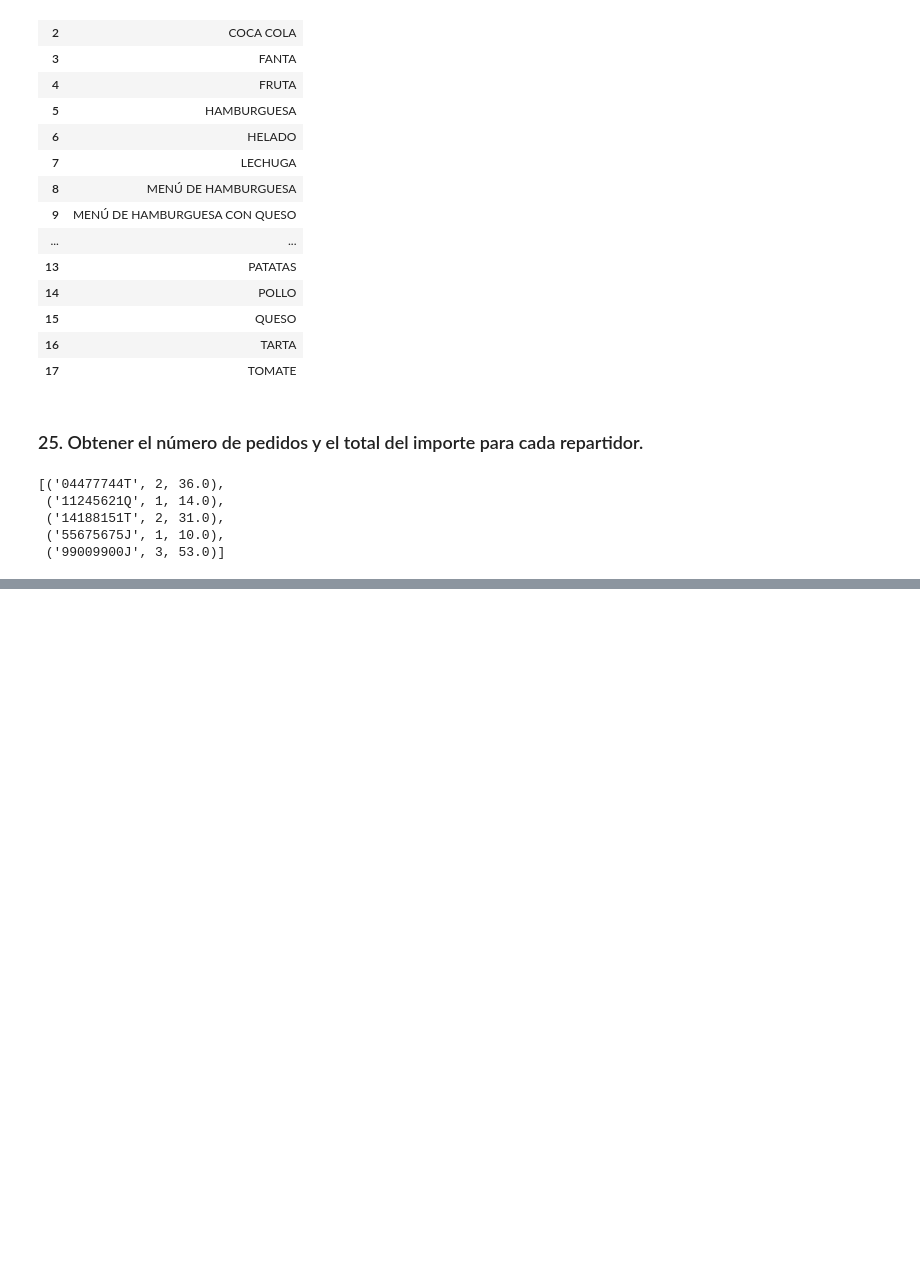
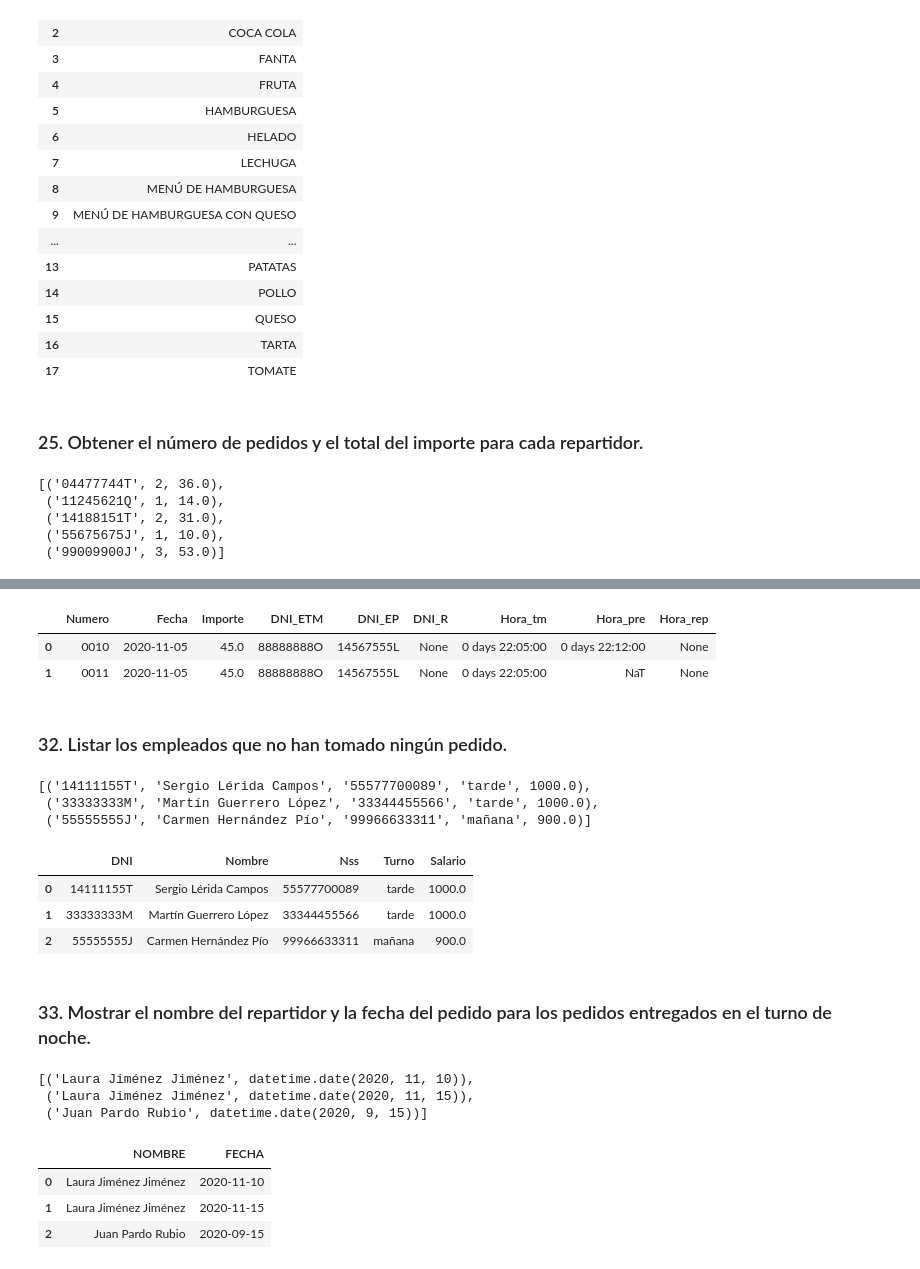
Before and after one commit to xAlbeeerto3/Analisis_DB_Pedidos_SQL-Python, a Jupyter notebook: sql.ipynb, the cells around one changed output, grey strips where cells are left out. Saved outputs shown, nothing was run; the diff lists cells and outputs as text; code cells hidden in the pictures; blank space fills up the shorter version.

```diff
--- a/sql.ipynb
+++ b/sql.ipynb
@@ -868,0 +1025,6 @@ cursor.fetchall()
+# %%
+connection = mysql.connector.connect(host='35.208.82.175', database='dbgsipp7ucsuwy', user='uqsnolewgvge8', password='upgradehub', connection_timeout=180000)
+cursor=connection.cursor()
+query31 = """ SELECT * FROM PEDIDO WHERE Importe = (SELECT MAX(Importe) FROM PEDIDO); """
+cursor.execute(query31)
+cursor.fetchall()
@@ -868,0 +1050,7 @@ cursor.fetchall()
+# %%
+df31 = pd.read_sql(query31,connection)
+df31
+# %% [output]
+|  | Numero | Fecha | Importe | DNI_ETM | DNI_EP | DNI_R | Hora_tm | Hora_pre | Hora_rep |
+| 0 | 0010 | 2020-11-05 | 45.0 | 88888888O | 14567555L | None | 0 days 22:05:00 | 0 days 22:12:00 | None |
+| 1 | 0011 | 2020-11-05 | 45.0 | 88888888O | 14567555L | None | 0 days 22:05:00 | NaT | None |
@@ -868,0 +1059,20 @@ cursor.fetchall()
+# %% [markdown]
+### 32. Listar los empleados que no han tomado ningún pedido.
+# %%
+connection = mysql.connector.connect(host='35.208.82.175', database='dbgsipp7ucsuwy', user='uqsnolewgvge8', password='upgradehub', connection_timeout=180000)
+cursor=connection.cursor()
+query32 = """ SELECT * FROM EMPLEADO WHERE DNI NOT IN (SELECT DNI_ETM FROM PEDIDO); """
+cursor.execute(query32)
+cursor.fetchall()
+# %% [output]
+[('14111155T', 'Sergio Lérida Campos', '55577700089', 'tarde', 1000.0),
+ ('33333333M', 'Martín Guerrero López', '33344455566', 'tarde', 1000.0),
+ ('55555555J', 'Carmen Hernández Pío', '99966633311', 'mañana', 900.0)]
+# %%
+df32 = pd.read_sql(query32,connection)
+df32
+# %% [output]
+|  | DNI | Nombre | Nss | Turno | Salario |
+| 0 | 14111155T | Sergio Lérida Campos | 55577700089 | tarde | 1000.0 |
+| 1 | 33333333M | Martín Guerrero López | 33344455566 | tarde | 1000.0 |
+| 2 | 55555555J | Carmen Hernández Pío | 99966633311 | mañana | 900.0 |
@@ -868,0 +1081,23 @@ cursor.fetchall()
+# %% [markdown]
+### 33. Mostrar el nombre del repartidor y la fecha del pedido para los pedidos entregados en el turno de noche.
+# %%
+connection = mysql.connector.connect(host='35.208.82.175', database='dbgsipp7ucsuwy', user='uqsnolewgvge8', password='upgradehub', connection_timeout=180000)
+cursor=connection.cursor()
+query33 = """ SELECT R.NOMBRE, P.FECHA
+FROM PEDIDO P
+JOIN REPARTIDOR R ON P.DNI_R = R.DNI
+WHERE R.TURNO = 'NOCHE'; """
+cursor.execute(query33)
+cursor.fetchall()
+# %% [output]
+[('Laura Jiménez Jiménez', datetime.date(2020, 11, 10)),
+ ('Laura Jiménez Jiménez', datetime.date(2020, 11, 15)),
+ ('Juan Pardo Rubio', datetime.date(2020, 9, 15))]
+# %%
+df33 = pd.read_sql(query33,connection)
+df33
+# %% [output]
+|  | NOMBRE | FECHA |
+| 0 | Laura Jiménez Jiménez | 2020-11-10 |
+| 1 | Laura Jiménez Jiménez | 2020-11-15 |
+| 2 | Juan Pardo Rubio | 2020-09-15 |
```
Also changed, not shown: parts of 35 cells of this notebook, 10 other files.
